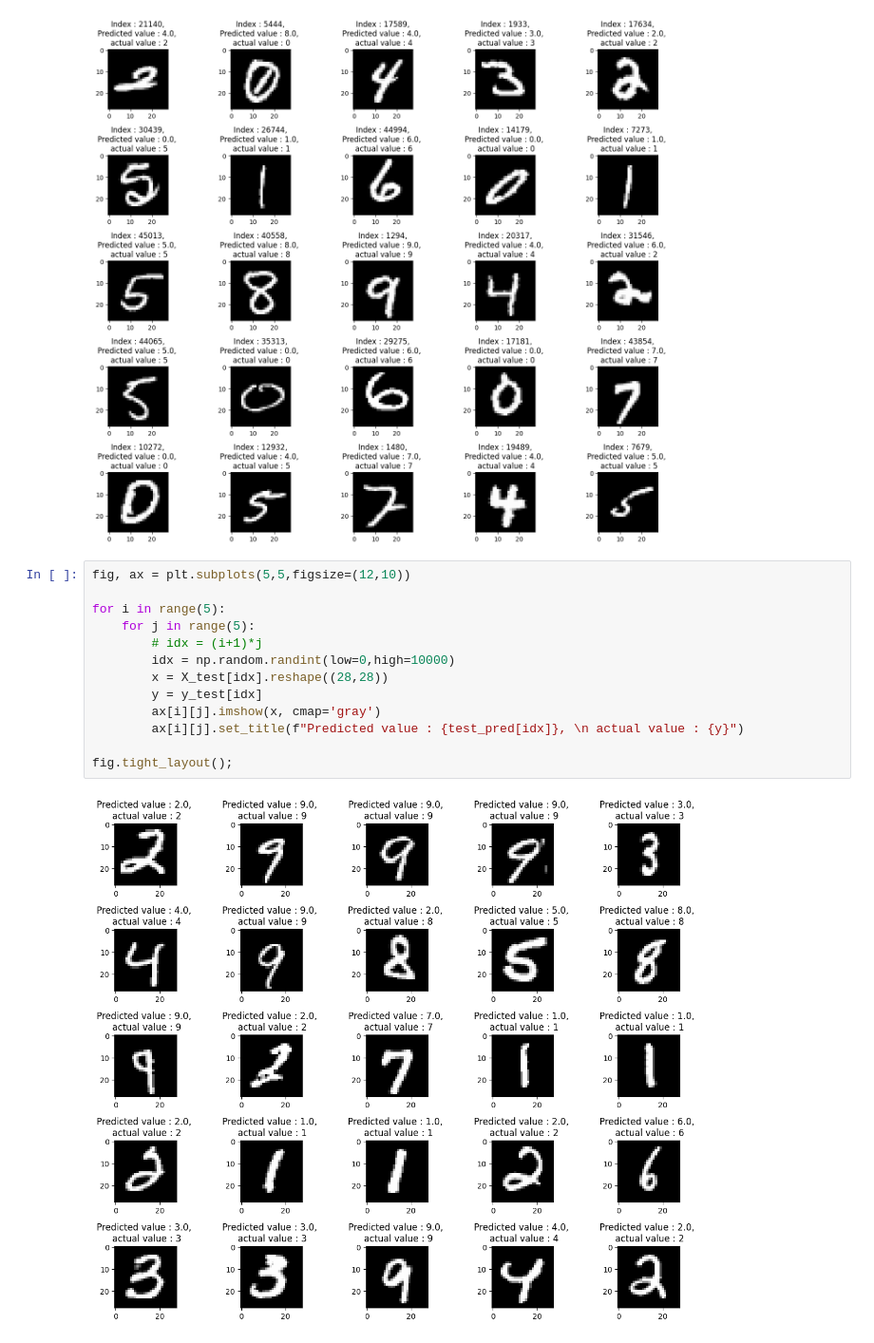
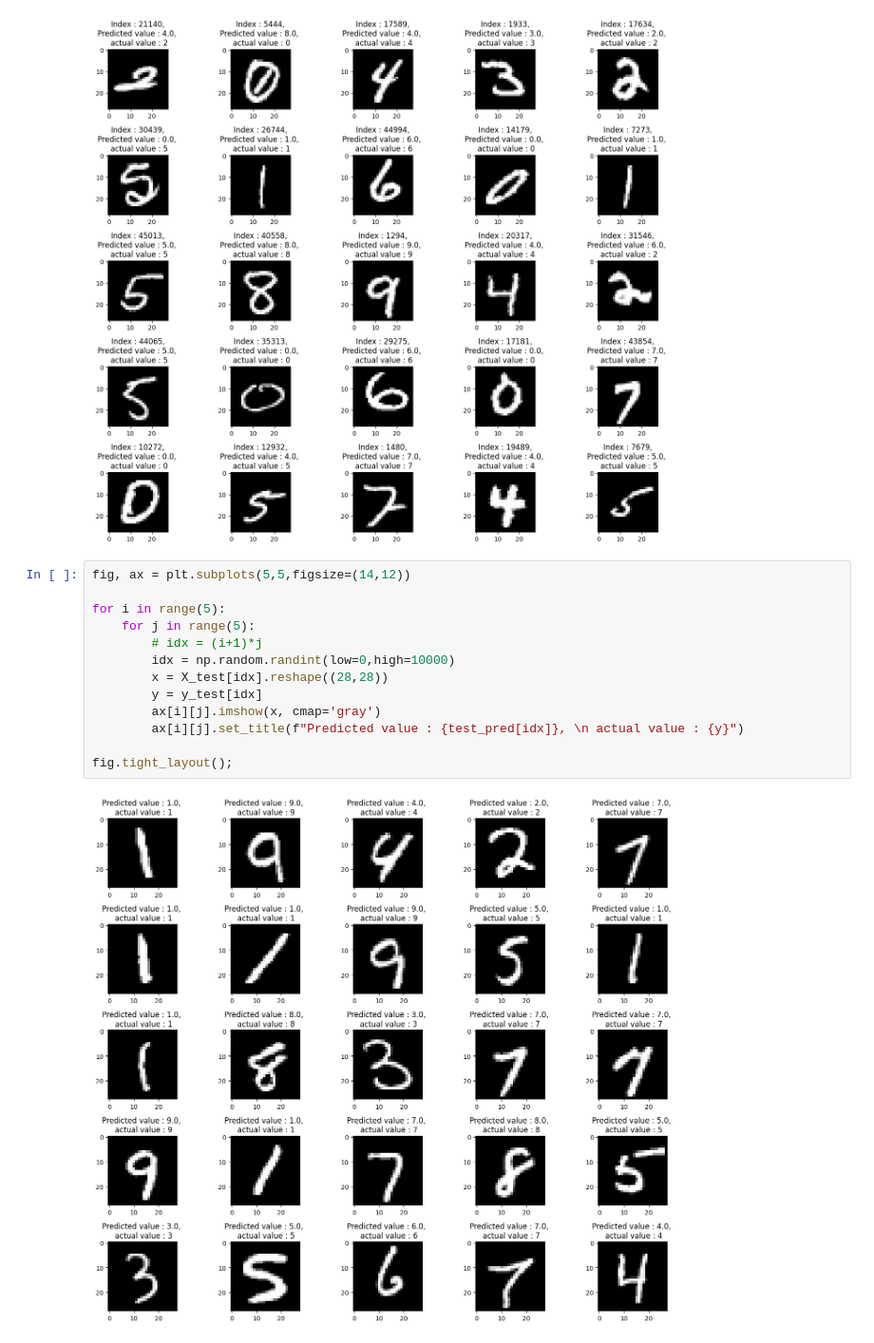
Before and after one commit to Vishaldawar/pytorch-projects, a Jupyter notebook: 02_pytorch_mnist.ipynb, the cells around one changed output. Shown: that part at 95% size. Drawn from its saved outputs; the diff is of its cells as text.

```diff
--- a/02_pytorch_mnist.ipynb
+++ b/02_pytorch_mnist.ipynb
@@ -180,17 +180,17 @@ fig.tight_layout();
 # %% [output]
 [figure]
 # %%
-fig, ax = plt.subplots(5,5,figsize=(12,10))
+fig, ax = plt.subplots(5,5,figsize=(14,12))
 
 for i in range(5):
     for j in range(5):
         # idx = (i+1)*j
         idx = np.random.randint(low=0,high=10000)
         x = X_test[idx].reshape((28,28))
         y = y_test[idx]
         ax[i][j].imshow(x, cmap='gray')
         ax[i][j].set_title(f"Predicted value : {test_pred[idx]}, \n actual value : {y}")
 
 fig.tight_layout();
 # %% [output]
-[figure, old version]
+[figure, new version]
```
